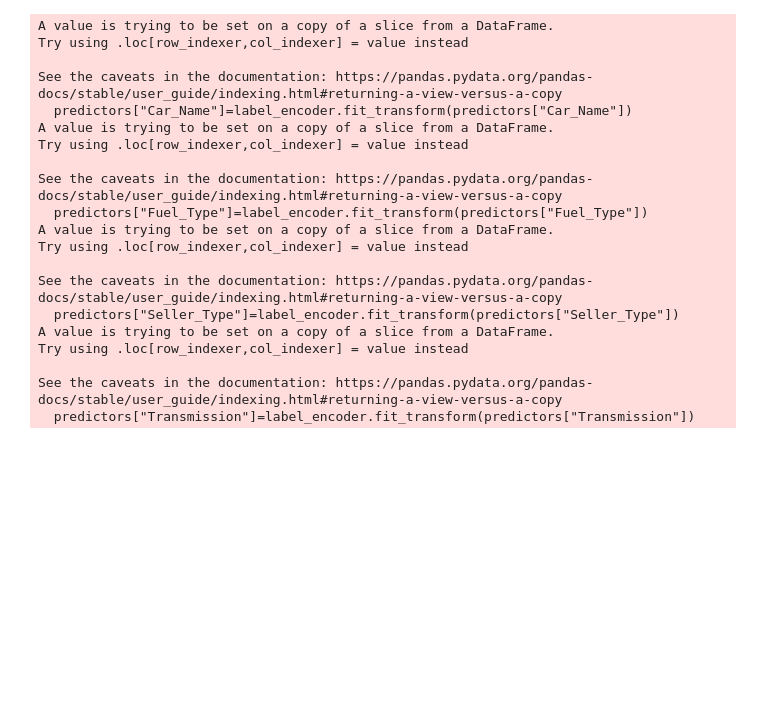
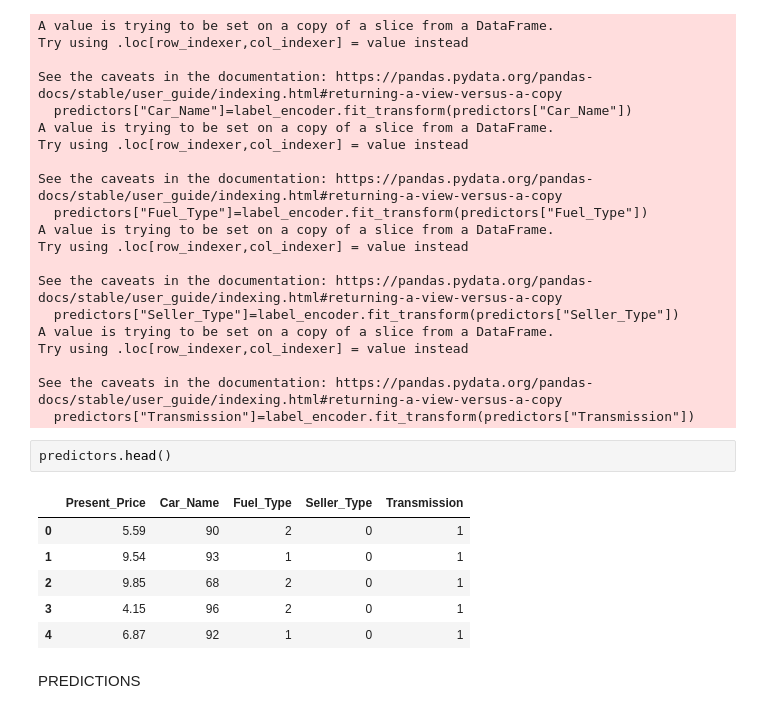
Before and after one commit to anitajn86/Car_analysis, a Jupyter notebook: car_analysis.ipynb, the cells around one changed output. Cells and saved outputs as stored; diff of their text form; blank space fills up the shorter version.

```diff
--- a/car_analysis.ipynb
+++ b/car_analysis.ipynb
@@ -254,3 +254,14 @@ Try using .loc[row_indexer,col_indexer] = value instead
 
 See the caveats in the documentation: https://pandas.pydata.org/pandas-docs/stable/user_guide/indexing.html#returning-a-view-versus-a-copy
   predictors["Transmission"]=label_encoder.fit_transform(predictors["Transmission"])
+# %%
+predictors.head()
+# %% [output]
+|  | Present_Price | Car_Name | Fuel_Type | Seller_Type | Transmission |
+| 0 | 5.59 | 90 | 2 | 0 | 1 |
+| 1 | 9.54 | 93 | 1 | 0 | 1 |
+| 2 | 9.85 | 68 | 2 | 0 | 1 |
+| 3 | 4.15 | 96 | 2 | 0 | 1 |
+| 4 | 6.87 | 92 | 1 | 0 | 1 |
+# %% [markdown]
+PREDICTIONS
```
Also changed, not shown: parts of 15 cells of this notebook.
